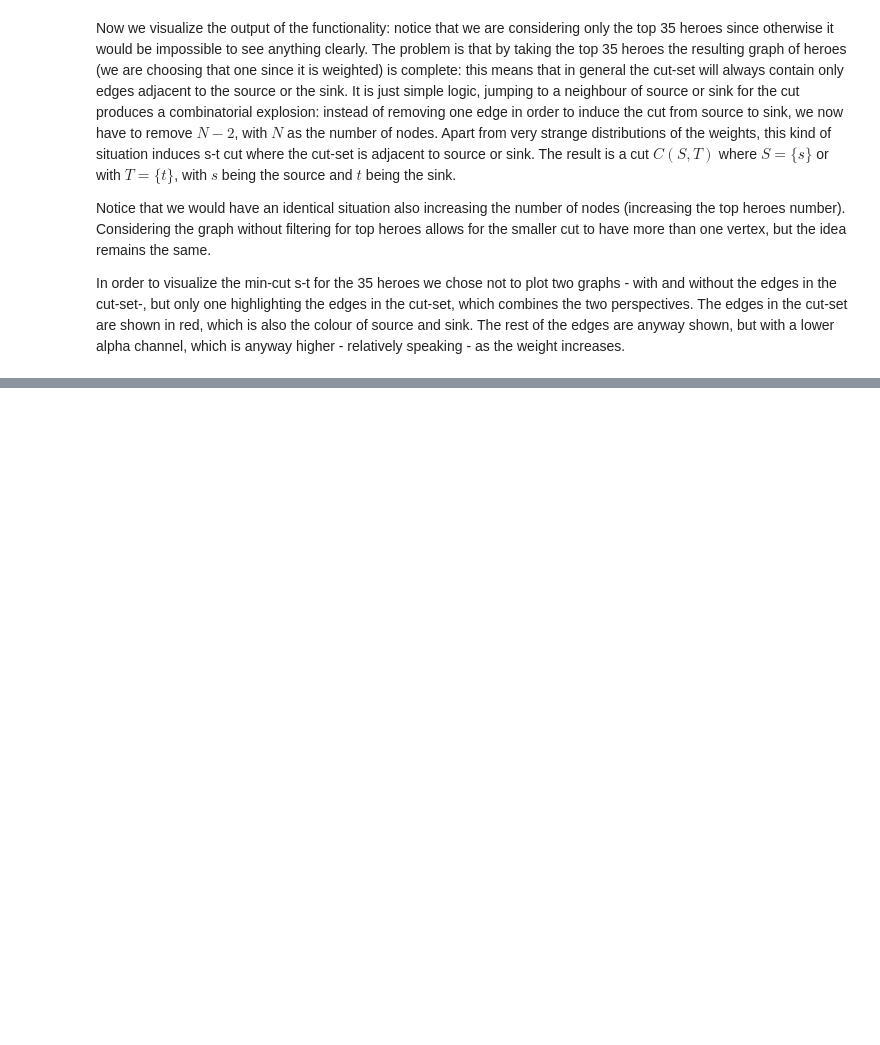
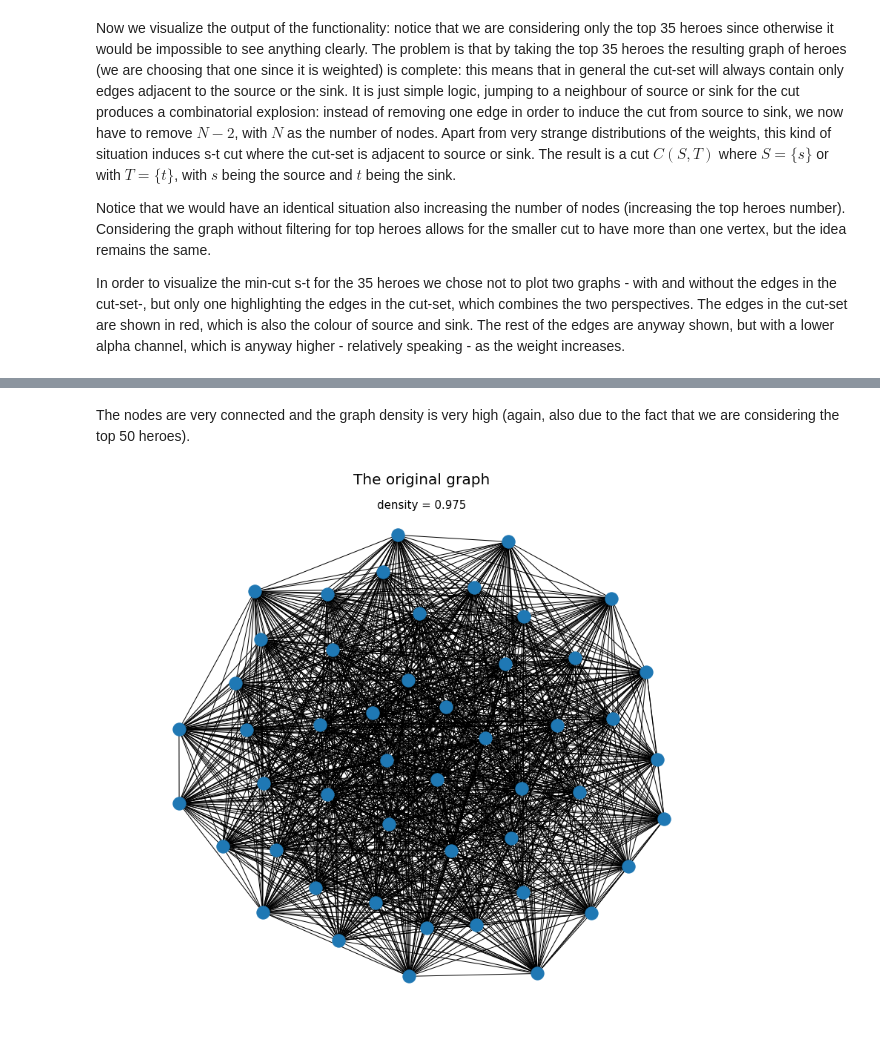
Before and after one commit to sim2000dg/ADM_homework5_group18, a Jupyter notebook: main.ipynb, the cells around one changed output, grey strips where cells are left out. Cells and saved outputs as stored; diff of their text form; code cells hidden in the pictures; blank space fills up the shorter version.

```diff
--- a/main.ipynb
+++ b/main.ipynb
@@ -273,0 +281,7 @@ plt.show()
+# %%
+from func_modules.functionalities_5 import faitabella, colorgraph, identifygroup
+
+numedges, graph1, checkhero, graph= controller.functionality(5,
+        hero_graph, num_heroes = 50, hero_1 = 'CAPTAIN AMERICA', hero_2 = 'IRON MAN/TONY STARK')
+
+comps = list(nx.connected_components(graph1)) # lists of different connected component
@@ -273,0 +314,11 @@ plt.show()
+# %% [markdown]
+The nodes are very connected and the graph density is very high (again, also due to the fact that we are considering the top 50 heroes).
+# %%
+plt.gcf().set_size_inches((12, 10))
+nx.draw(graph, with_labels=False)          # plot original graph
+plt.margins(x=0.10)
+plt.suptitle(f'density = {round(nx.density(graph), 3)}', size = 15)
+plt.title('The original graph', size = 20)
+plt.show()
+# %% [output]
+[figure, added]
```
Also changed, not shown: parts of 10 cells of this notebook.
